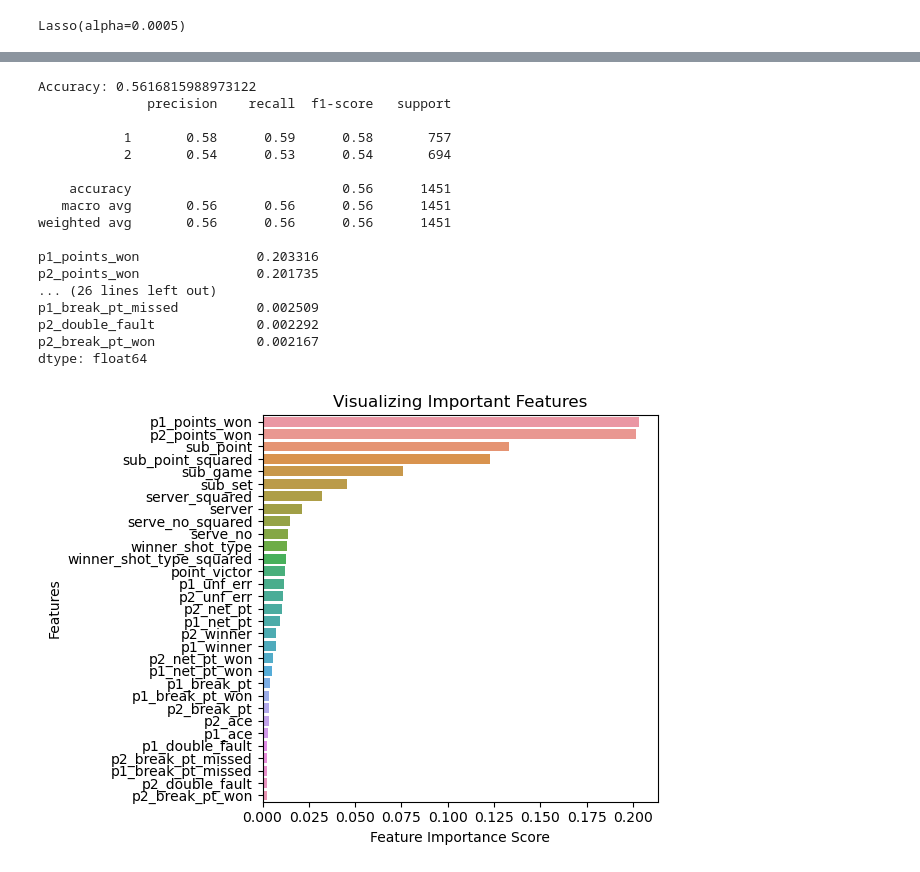
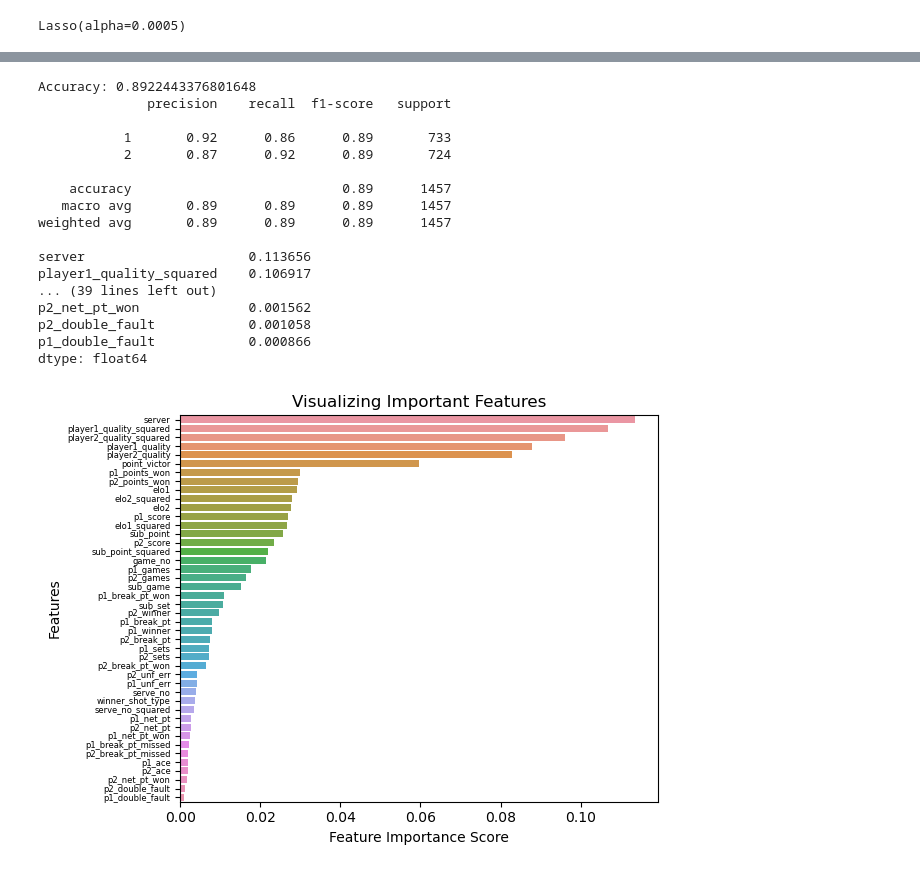
Before and after one commit to UsanoCoCr/tennis24, a Jupyter notebook: dataset.ipynb, the cells around one changed output, grey strips where cells are left out. Drawn from its saved outputs; the diff is of its cells as text; code cells hidden in the pictures.

```diff
--- a/dataset.ipynb
+++ b/dataset.ipynb
@@ -120,8 +42,26 @@ train['winner_shot_type_squared'] = train['winner_shot_type'] ** 2
+# %%
+train = pd.read_csv('./data/Wimbledon_washed_features.csv')
+
+# 对比较重要的特征进行非线性变换，特征增强
+train['sub_point_squared'] = train['sub_point'] ** 2
+train['serve_no_squared'] = train['serve_no'] ** 2
+train['elo1_squared'] = train['elo1'] ** 2
+train['elo2_squared'] = train['elo2'] ** 2
+train['player1_quality_squared'] = train['player1_quality'] ** 2
+train['player2_quality_squared'] = train['player2_quality'] ** 2
+
+train['elo1'], train['elo2'] = train['elo1'] / (train['elo1'] + train['elo2']), train['elo2'] / (train['elo1'] + train['elo2'])
+train['player1_quality'], train['player2_quality'] = train['player1_quality'] / (train['player1_quality'] + train['player2_quality']), train['player2_quality'] / (train['player1_quality'] + train['player2_quality'])
+train['elo1_squared'], train['elo2_squared'] = train['elo1_squared'] / (train['elo1_squared'] + train['elo2_squared']), train['elo2_squared'] / (train['elo1_squared'] + train['elo2_squared'])
+train['player1_quality_squared'], train['player2_quality_squared'] = train['player1_quality_squared'] / (train['player1_quality_squared'] + train['player2_quality_squared']), train['player2_quality_squared'] / (train['player1_quality_squared'] + train['player2_quality_squared'])
+
+# 保存处理后的数据
+train.to_csv('./data/gru_input.csv', index=False)
 # %% [markdown]
 特征分析
 # %%
-train_X = train.drop(['nextpoint_victor'], axis=1)
-train_Y = train['nextpoint_victor']
+train_X = train.drop(['game_victor'], axis=1)
+train_Y = train['game_victor']
 train_X.info()
 # %% [output]
 <class 'pandas.core.frame.DataFrame'>
@@ -144,7 +84,7 @@ memory usage: 1.7 MB
 # %%
 """ from sklearn.linear_model import LassoCV
 
-lasso_cv = LassoCV(alphas=[0.001, 0.0005, 0.0001], cv=5)
+lasso_cv = LassoCV(alphas=[0.1, 0.01, 0.001], cv=5)
 lasso_cv.fit(train_X, train_Y)
 
 print("Best alpha: ", lasso_cv.alpha_) """
@@ -207,32 +147,33 @@ print(classification_report(y_test, y_pred))
 feature_importances = pd.Series(rf.feature_importances_, index=train_X.columns).sort_values(ascending=False)
 print(feature_importances)
 # %% [output]
-Accuracy: 0.5616815988973122
+Accuracy: 0.8922443376801648
               precision    recall  f1-score   support
 
-           1       0.58      0.59      0.58       757
-           2       0.54      0.53      0.54       694
+           1       0.92      0.86      0.89       733
+           2       0.87      0.92      0.89       724
 
-    accuracy                           0.56      1451
-   macro avg       0.56      0.56      0.56      1451
-weighted avg       0.56      0.56      0.56      1451
+    accuracy                           0.89      1457
+   macro avg       0.89      0.89      0.89      1457
+weighted avg       0.89      0.89      0.89      1457
 
-p1_points_won               0.203316
-p2_points_won               0.201735
-... (26 lines left out)
-p1_break_pt_missed          0.002509
-p2_double_fault             0.002292
-p2_break_pt_won             0.002167
+server                     0.113656
+player1_quality_squared    0.106917
+... (39 lines left out)
+p2_net_pt_won              0.001562
+p2_double_fault            0.001058
+p1_double_fault            0.000866
 dtype: float64
 # %%
 # 可视化
 sns.barplot(x=feature_importances, y=feature_importances.index)
 plt.xlabel('Feature Importance Score')
 plt.ylabel('Features')
+plt.yticks(fontsize=6)
 plt.title("Visualizing Important Features")
 
 plt.tight_layout()
-plt.savefig('./image/feature_importance.png', bbox_inches='tight')
+plt.savefig('./image/feature_importance.png')
 plt.show()
 # %% [output]
-[figure, old version]
+[figure, new version]
```
Also changed, not shown: parts of 9 cells of this notebook, 17 other files.
